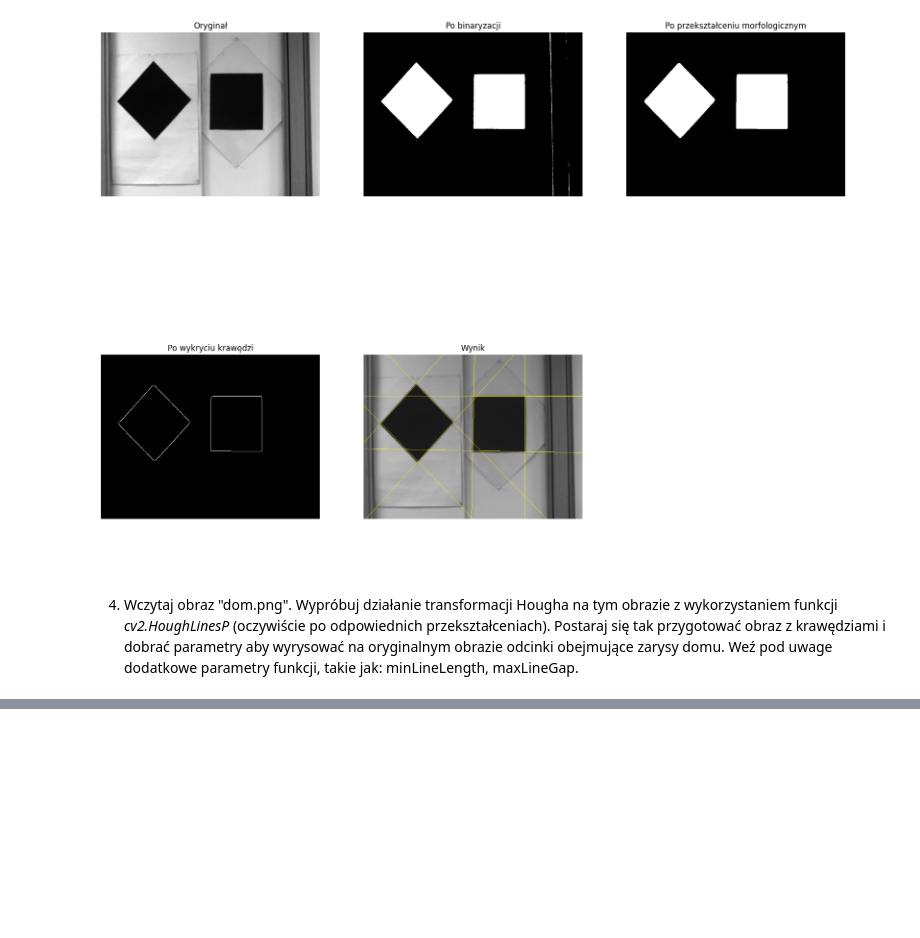
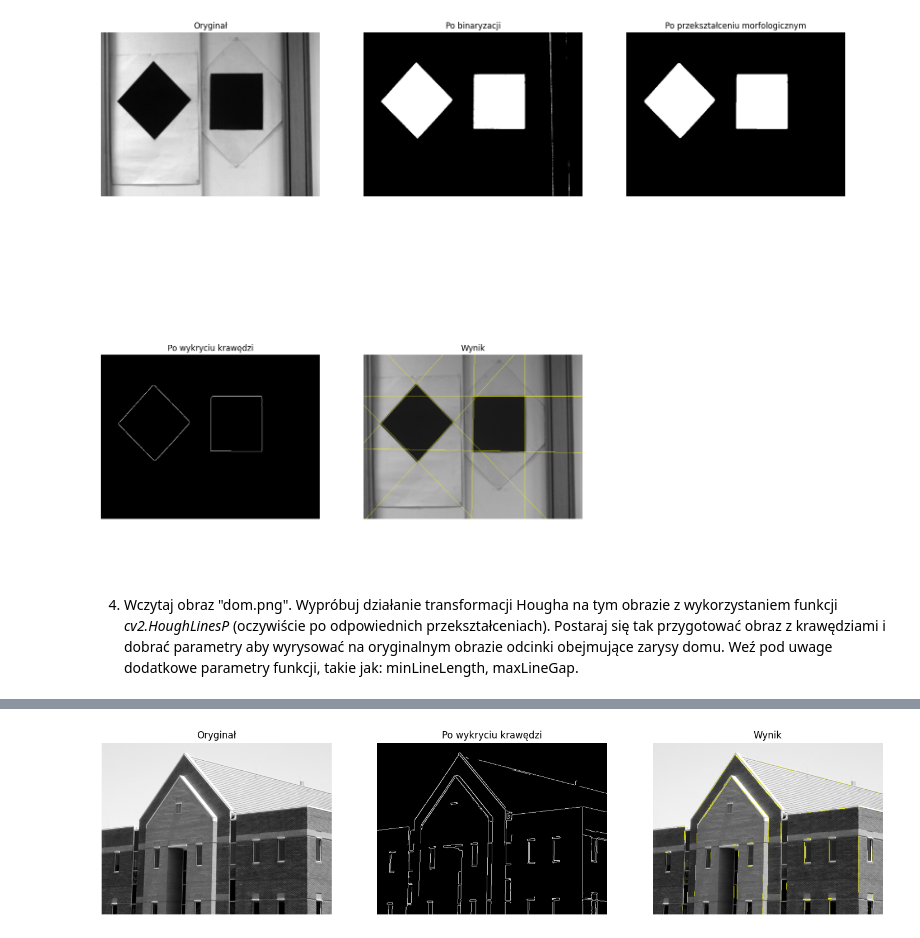
Before and after one commit to DziqG2NK/Przetwarzanie-i-analiza-obraz-w-cyfrowych, a Jupyter notebook: zajecia_4/Hough.ipynb, the cells around one changed output, grey strips where cells are left out. Cells and saved outputs as stored; diff of their text form; code cells hidden in the pictures; blank space fills up the shorter version.

```diff
--- a/zajecia_4/Hough.ipynb
+++ b/zajecia_4/Hough.ipynb
@@ -377,0 +393,11 @@ Znalezione ekstrema: 8
+# %%
+img = cv2.imread("dom.png")
+
+prob_lines = cv2.HoughLinesP(img_edges, 1, pi / 180, 50)
+result = add_lines(img, prob_lines)
+
+images["Wynik"] = result
+
+plots(**images)
+# %% [output]
+[figure, added]
```
Also changed, not shown: parts of 2 cells of this notebook.
